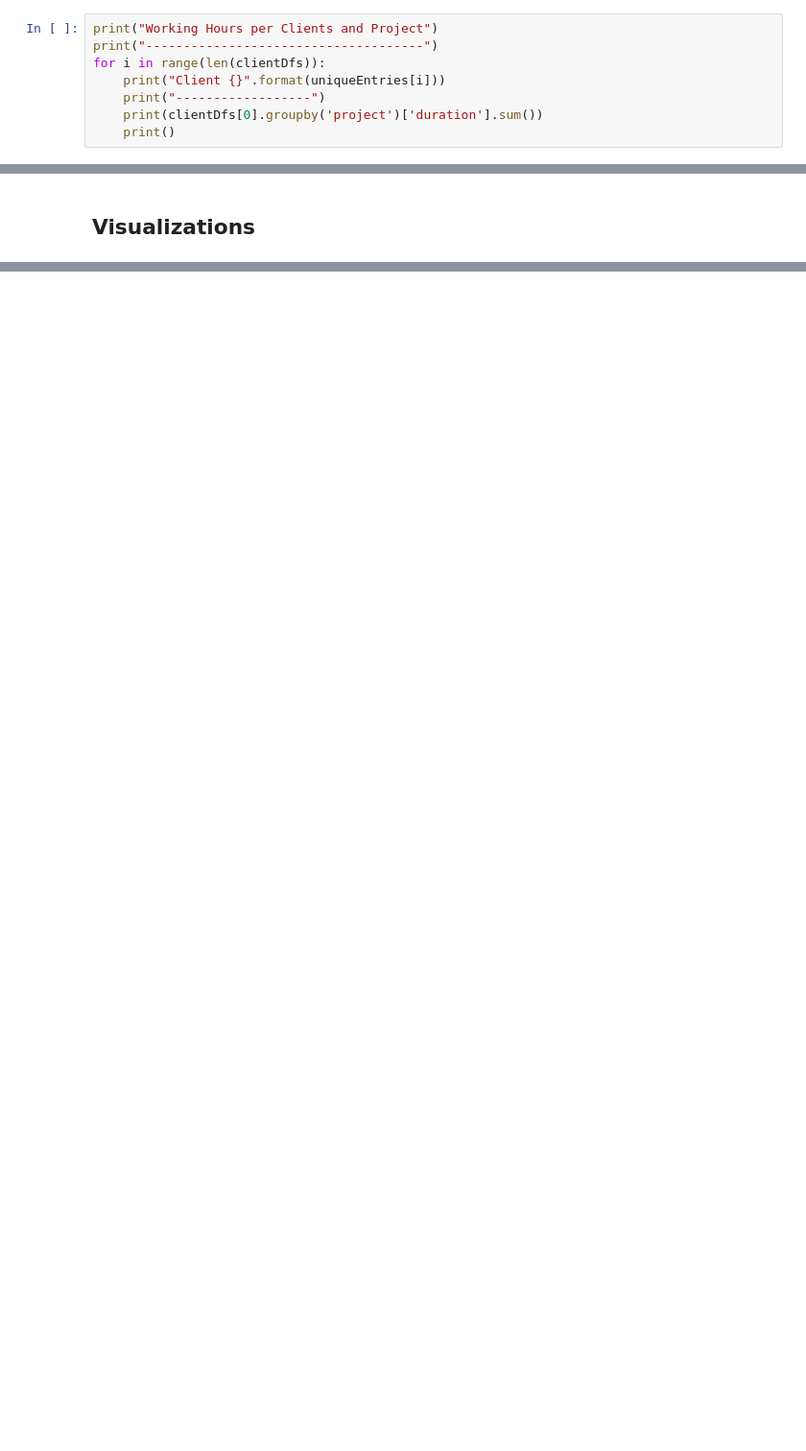
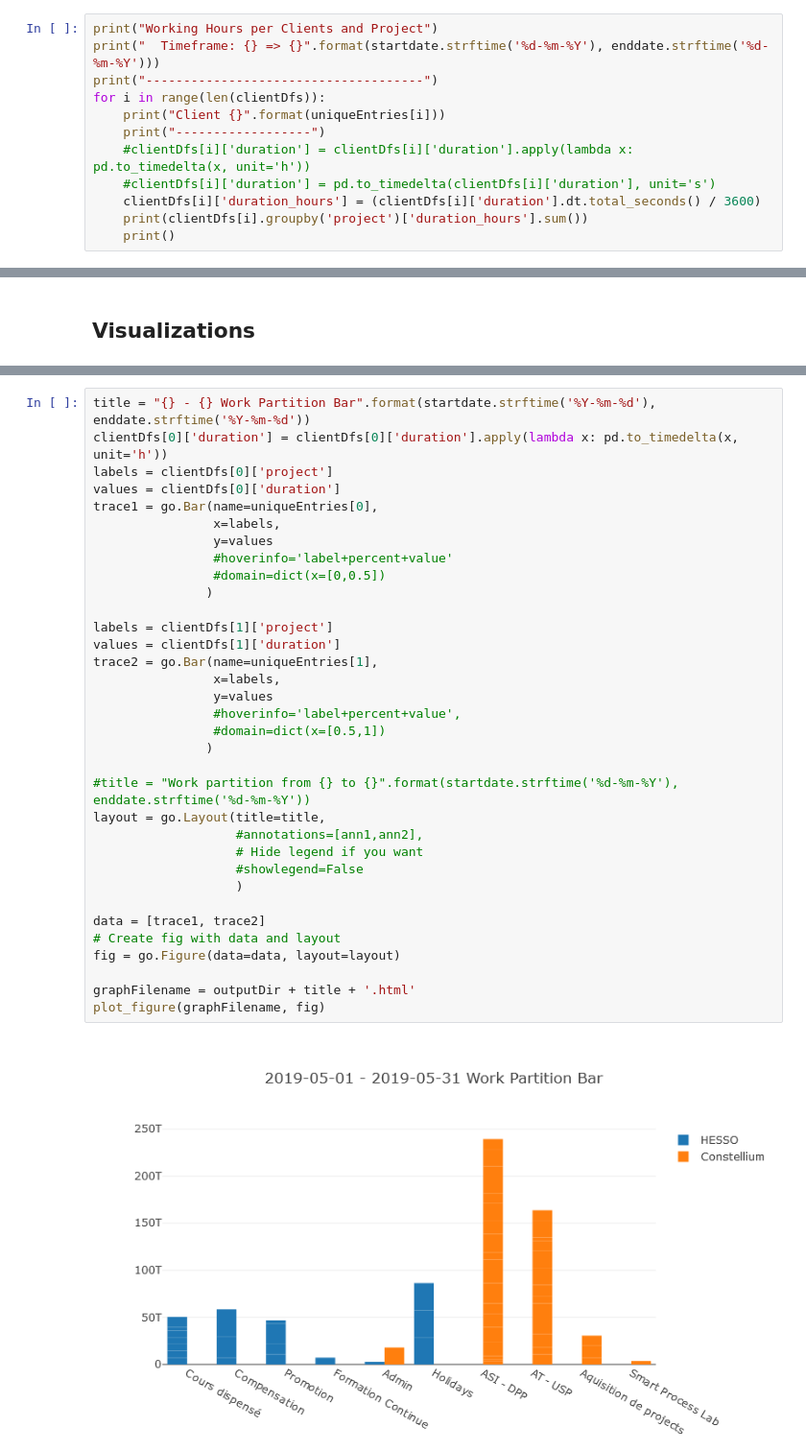
Before and after one commit to tschinz/jupyter_notebook, a Jupyter notebook: 04_HEVS/Time/Toggle TimeTracking.ipynb, the cells around one changed output, grey strips where cells are left out. Shown: that part at 96% size. Drawn from its saved outputs; the diff is of its cells as text; blank space fills up the shorter version.

```diff
--- a/04_HEVS/Time/Toggle TimeTracking.ipynb
+++ b/04_HEVS/Time/Toggle TimeTracking.ipynb
@@ -378,11 +367,15 @@ for uniqueEntry in uniqueEntries:
     clientDfs.append(filteredTimeEntiresDf[filteredTimeEntiresDf['client'] == uniqueEntry])
 # %%
 print("Working Hours per Clients and Project")
+print("  Timeframe: {} => {}".format(startdate.strftime('%d-%m-%Y'), enddate.strftime('%d-%m-%Y')))
 print("-------------------------------------")
 for i in range(len(clientDfs)):
     print("Client {}".format(uniqueEntries[i]))
     print("------------------")
-    print(clientDfs[0].groupby('project')['duration'].sum())
+    #clientDfs[i]['duration'] = clientDfs[i]['duration'].apply(lambda x: pd.to_timedelta(x, unit='h'))
+    #clientDfs[i]['duration'] = pd.to_timedelta(clientDfs[i]['duration'], unit='s')
+    clientDfs[i]['duration_hours'] = (clientDfs[i]['duration'].dt.total_seconds() / 3600)
+    print(clientDfs[i].groupby('project')['duration_hours'].sum())
     print()
 # %% [output]
 Working Hours per Clients and Project
@@ -438,0 +434,36 @@ ply.offline.iplot(fig, filename='basic_pie_chart')
+# %%
+title = "{} - {} Work Partition Bar".format(startdate.strftime('%Y-%m-%d'), enddate.strftime('%Y-%m-%d'))
+clientDfs[0]['duration'] = clientDfs[0]['duration'].apply(lambda x: pd.to_timedelta(x, unit='h'))
+labels = clientDfs[0]['project']
+values = clientDfs[0]['duration']
+trace1 = go.Bar(name=uniqueEntries[0],
+                x=labels,
+                y=values
+                #hoverinfo='label+percent+value'
+                #domain=dict(x=[0,0.5])
+               )
+
+labels = clientDfs[1]['project']
+values = clientDfs[1]['duration']
+trace2 = go.Bar(name=uniqueEntries[1],
+                x=labels,
+                y=values
+                #hoverinfo='label+percent+value',
+                #domain=dict(x=[0.5,1])
+               )
+
+#title = "Work partition from {} to {}".format(startdate.strftime('%d-%m-%Y'), enddate.strftime('%d-%m-%Y'))
+layout = go.Layout(title=title,
+                   #annotations=[ann1,ann2],
+                   # Hide legend if you want
+                   #showlegend=False
+                   )
+
+data = [trace1, trace2]
+# Create fig with data and layout
+fig = go.Figure(data=data, layout=layout)
+
+graphFilename = outputDir + title + '.html'
+plot_figure(graphFilename, fig)
+# %% [output]
+[figure, added]
```
Also changed, not shown: parts of 9 cells of this notebook, 3 other files.
